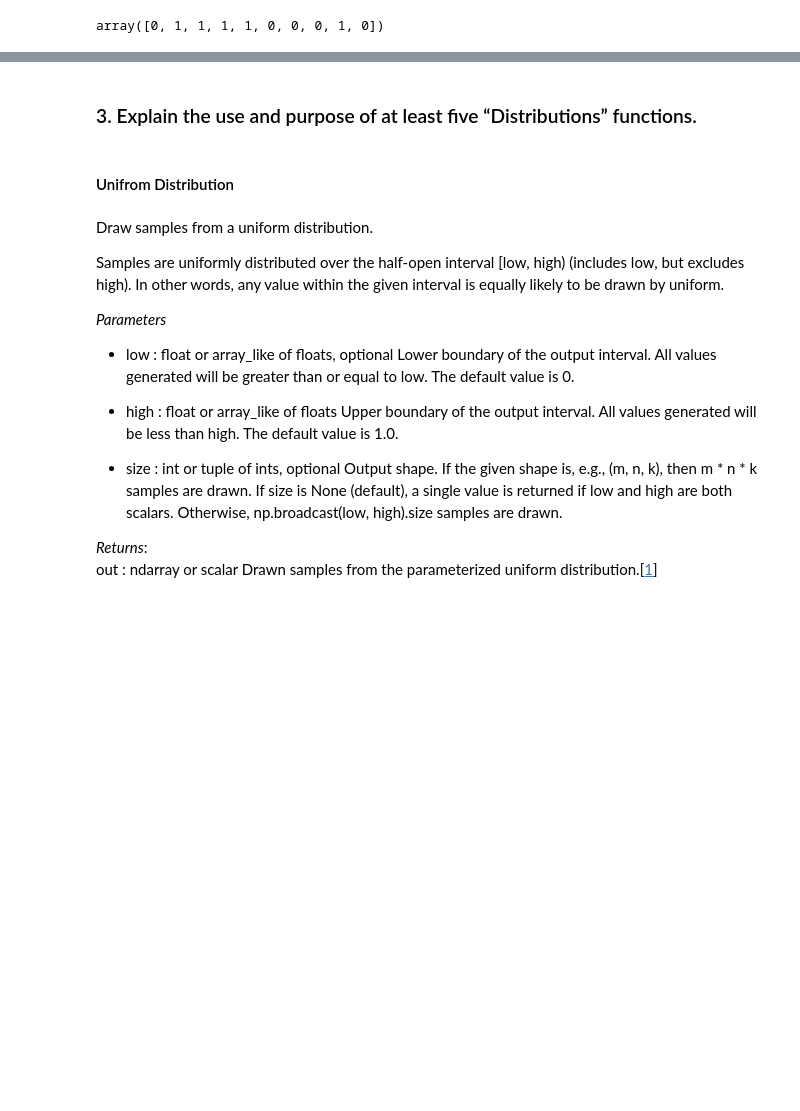
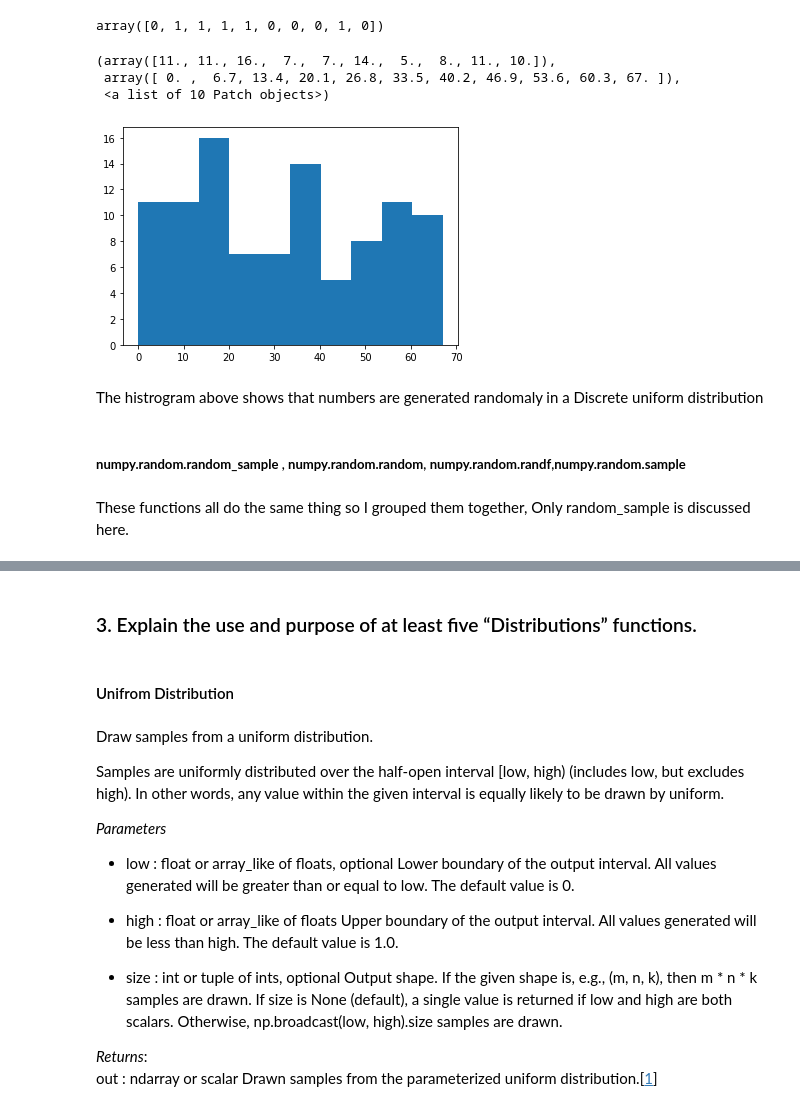
Before and after one commit to neadie/ProgrammingForDataAnalysisAssignment, a Jupyter notebook: ProgrammingForDataAnalysisProject.ipynb, the cells around one changed output, grey strips where cells are left out. Drawn from its saved outputs; the diff is of its cells as text; code cells hidden in the pictures; blank space fills up the shorter version.

```diff
--- a/ProgrammingForDataAnalysisProject.ipynb
+++ b/ProgrammingForDataAnalysisProject.ipynb
@@ -95,3 +106,17 @@ numpy.random.randint(low, high=None, size=None, dtype='l')
 np.random.randint(2, size=10)
 # %% [output]
 array([0, 1, 1, 1, 1, 0, 0, 0, 1, 0])
+# %%
+z = np.random.randint(0,70,100)
+plt.hist(z)
+# %% [output]
+(array([11., 11., 16.,  7.,  7., 14.,  5.,  8., 11., 10.]),
+ array([ 0. ,  6.7, 13.4, 20.1, 26.8, 33.5, 40.2, 46.9, 53.6, 60.3, 67. ]),
+ <a list of 10 Patch objects>)
+[figure, added]
+# %% [markdown]
+The histrogram above shows that numbers are generated randomaly in a Discrete uniform distribution
+# %% [markdown]
+##### **numpy.random.random_sample** , **numpy.random.random**, **numpy.random.randf**,**numpy.random.sample**
+# %% [markdown]
+These functions all do the same thing so I grouped them together, Only random_sample is discussed here.
```
Also changed, not shown: parts of 52 cells of this notebook, 1 other file.
